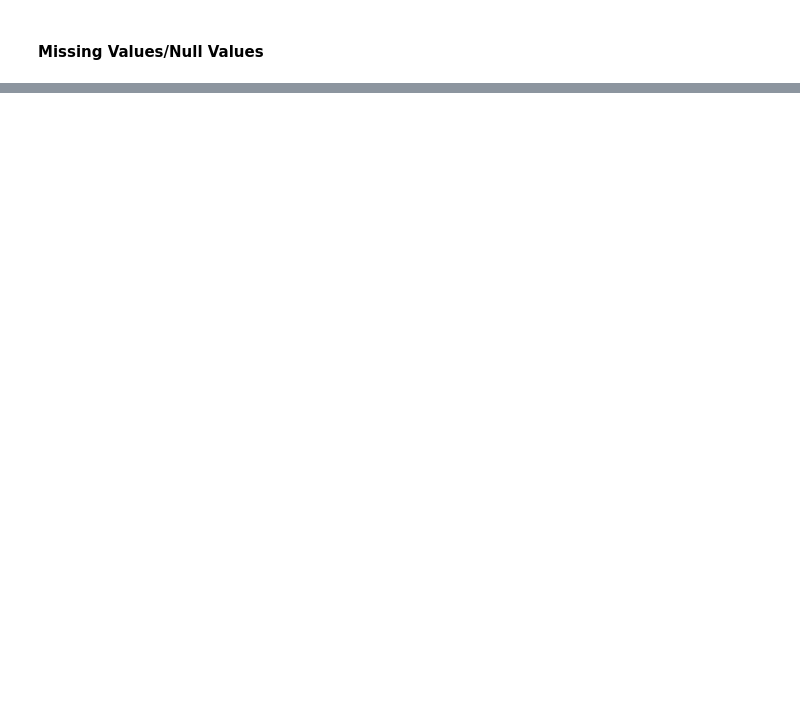
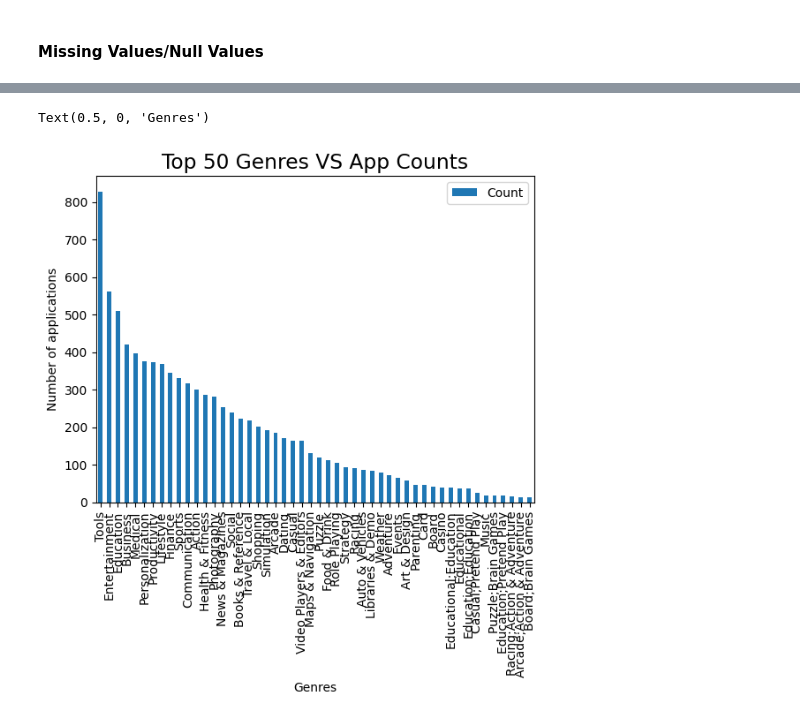
Before and after one commit to techgirlariin/PlayStore-Analysis-EDA, a Jupyter notebook: EDA_Playstore_Analysis.ipynb, the cells around one changed output, grey strips where cells are left out. Saved outputs shown, nothing was run; the diff lists cells and outputs as text; code cells hidden in the pictures; blank space fills up the shorter version.

```diff
--- a/EDA_Playstore_Analysis.ipynb
+++ b/EDA_Playstore_Analysis.ipynb
@@ -608,0 +423,4 @@ Write the conclusion here.
+# %%
+#Preparing dataframe which contains free app install counts
+genres_free_apps_installs_df = app_rev_max_df[app_rev_max_df['Price'] == 0].groupby(['Genres'])[['Installs']].sum()
+genres_free_apps_installs_df
@@ -608,0 +442,7 @@ Write the conclusion here.
+# %%
+#Preparing dataframe which contains paid app install counts
+genres_paid_apps_installs_df = playstore_df[playstore_df['Price']!= 0].groupby(['Genres'])[['Installs']].sum().rename(columns={'Installs':'Paid_app_installs'})
+# %%
+#Preparing dataframe which contains mean Rating
+genres_ratings_df = app_rev_max_df.groupby(['Genres'])[['Rating']].mean()
+genres_ratings_df
@@ -608,0 +464,9 @@ Write the conclusion here.
+# %%
+#Mergering all the data previous dataframes
+top_genres_installs_df = pd.merge(top_genres_df, genres_free_apps_installs_df, on='Genres')
+top_genres_apps_installs_df = pd.merge(top_genres_installs_df, genres_paid_apps_installs_df, on='Genres')
+top_genres_apps_installs_ratings_df = pd.merge(top_genres_apps_installs_df, genres_ratings_df, on='Genres')
+
+#Getting top 50 data frames based on the Genres
+top_50_genres_df = top_genres_apps_installs_ratings_df.head(50)
+top_50_genres_df
@@ -608,0 +502,12 @@ Write the conclusion here.
+# %%
+#Plotting Top 50 Genres VS App counts bar chart
+top_50_genres_df[['Genres','Count']].set_index('Genres').plot(kind='bar')
+plt.rcParams['figure.figsize'] = (20, 10)
+plt.rc('font', size=14)
+plt.xticks(rotation=90)
+plt.title('Top 50 Genres VS App Counts')
+plt.ylabel('Number of applications')
+plt.xlabel('Genres')
+# %% [output]
+Text(0.5, 0, 'Genres')
+[figure, added]
```
Also changed, not shown: parts of 175 cells of this notebook.
